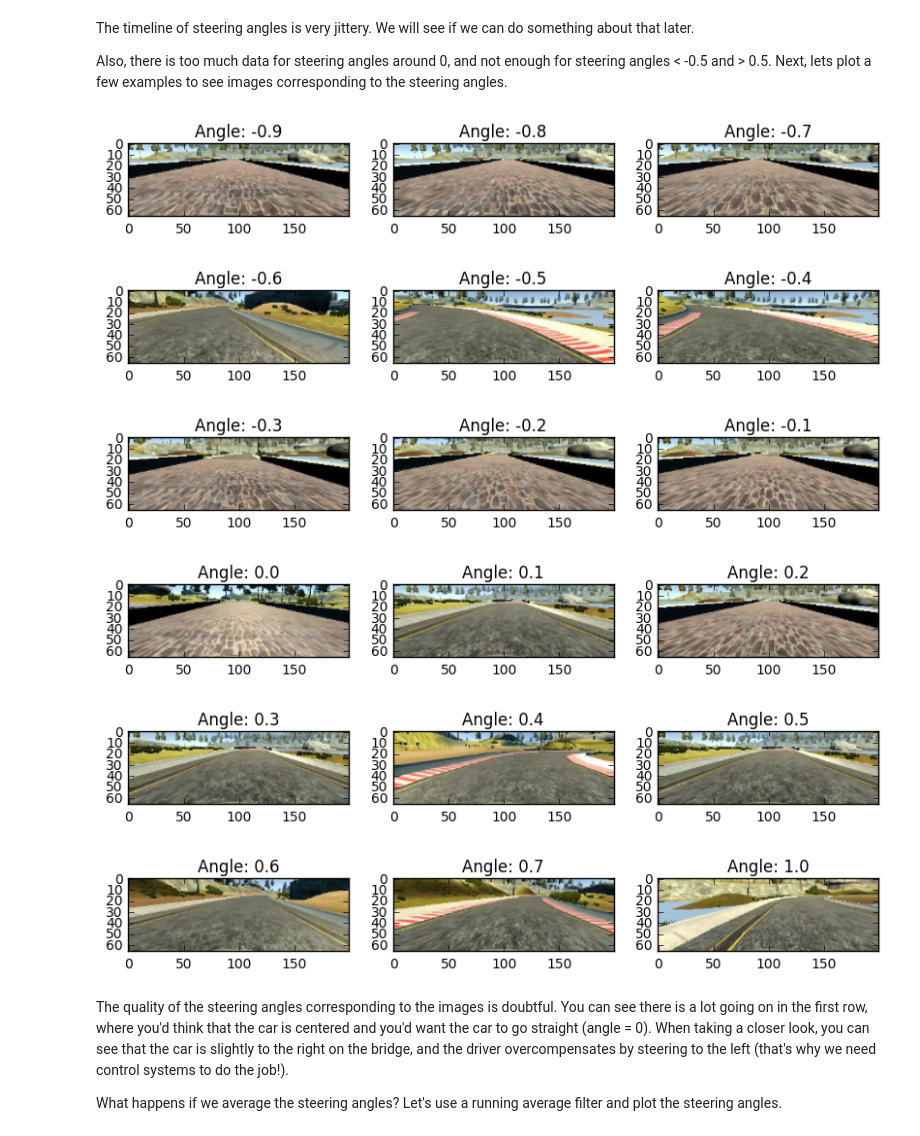
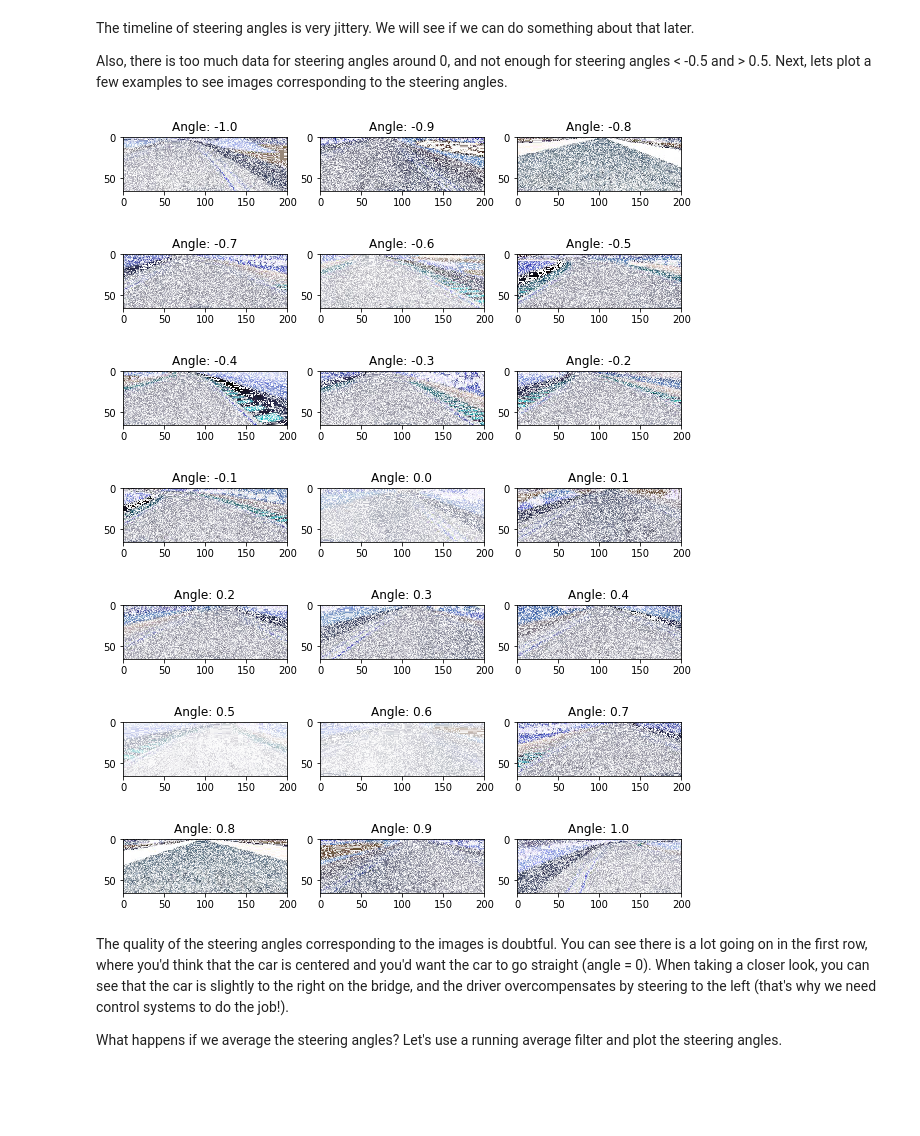
Before and after one commit to kkufieta/CarND-BehavioralCloning, a Jupyter notebook: model.ipynb, the cells around one changed output. Drawn from its saved outputs; the diff is of its cells as text; code cells hidden in the pictures; blank space fills up the shorter version.

```diff
--- a/model.ipynb
+++ b/model.ipynb
@@ -52,9 +53,18 @@ def read_data_from_file(path):
         steering = float(steering)
         # Append the steering angle to the output data array
         y_data.append(steering)
-
         # Append the image path to the input data array
         X_data_paths.append(center)
+
+        # Append the steering angle to the output data array
+        y_data.append(steering + .02)
+        # Append the image path to the input data array
+        X_data_paths.append(left)
+
+        # Append the steering angle to the output data array
+        y_data.append(steering - .02)
+        # Append the image path to the input data array
+        X_data_paths.append(right)
 
 # Load the data and shuffle it
 X_data_paths, y_data = read_data_from_file('data/driving_log.csv')
@@ -76,10 +86,17 @@ def readImage(path):
 
 def resizeImage(image):
     # Crop the image: crop away the sky and the car hood
-    image = image[40:-20,:]
+    # image = image[40:-20,:]
+    image = image[60:-20,:]
     # Resize the image to fit the NVIDIA network
     # The required input is (66, 200, 3)
     image = cv2.resize(image, (200, 66))
+    return image
+
+def addChannelS(image):
+    hsv = rgb_to_hsv(image)
+    s = hsv[:,:,1] * 255
+    image = np.dstack((image, s))
     return image
 
 # Visualizations will be shown in the notebook.
@@ -117,27 +134,29 @@ Also, there is too much data for steering angles around 0, and not enough for st
 # %%
 # Plot a few examples for a selection of steering angles
 y_data_sampled = [int(x*10) for x in y_data]
 min_angle = min(y_data_sampled)
 max_angle = max(y_data_sampled)
 counter = 0
 for i in range(min_angle, max_angle+1):
     if i in y_data_sampled:
         index = y_data_sampled.index(i)
         image = readImage(X_data_paths[index])
         image = resizeImage(image)
+        image = addChannelS(image)
         if (counter%3 == 0):
             plt.figure(figsize=(10,10))
         plt.subplot(1,3,counter%3+1)
         plt.imshow(image)
         plt.title("Angle: " + str(float(i/10)))
         counter += 1
 # %% [output]
-[figure, old version]
+[figure, new version]
-[figure, old version]
+[figure, new version]
-[figure, old version]
+[figure, new version]
-[figure, old version]
+[figure, new version]
-[figure, old version]
+[figure, new version]
-[figure, old version]
+[figure, new version]
+[figure, added]
 # %% [markdown]
 The quality of the steering angles corresponding to the images is doubtful. You can see there is a lot going on in the first row, where you'd think that the car is centered and you'd want the car to go straight (angle = 0). When taking a closer look, you can see that the car is slightly to the right on the bridge, and the driver overcompensates by steering to the left (that's why we need control systems to do the job!).
 
```
Also changed, not shown: parts of 15 cells of this notebook.
